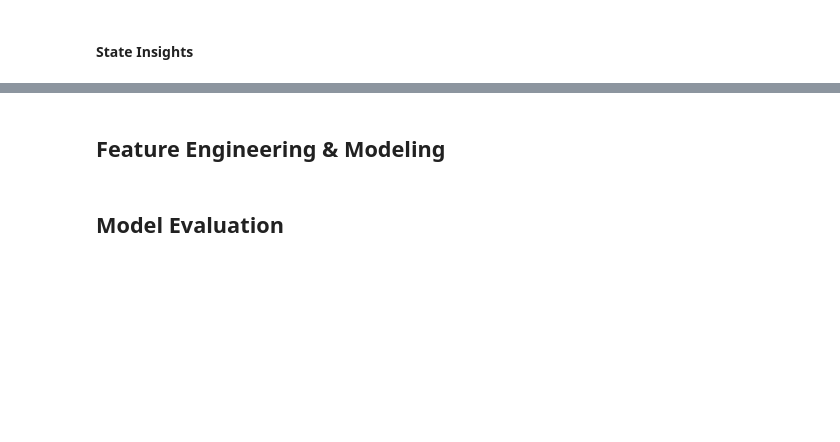
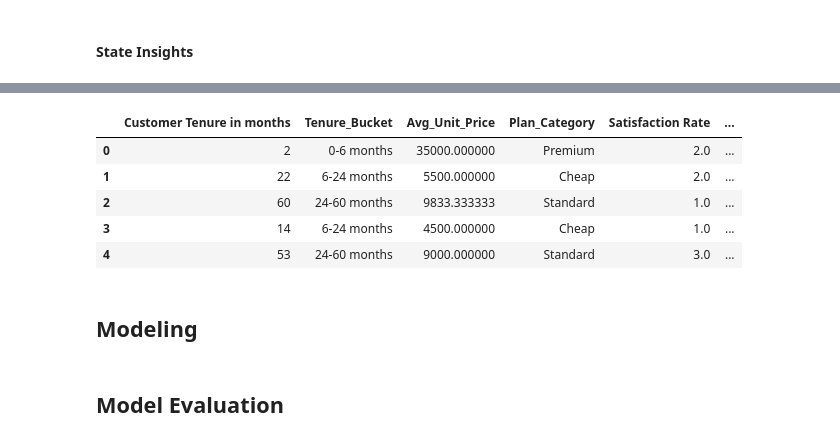
Before and after one commit to AISaturdaysLagos/C9-team-benokri, a Jupyter notebook: mtn_churn_prediction.ipynb, the cells around one changed output, grey strips where cells are left out. Drawn from its saved outputs; the diff is of its cells as text; code cells hidden in the pictures; blank space fills up the shorter version.

```diff
--- a/mtn_churn_prediction.ipynb
+++ b/mtn_churn_prediction.ipynb
@@ -216,5 +297,63 @@ The following columns were dropped (because they don't make sense at customer-le
+# %%
+# Tenure buckets
+def tenure_bucket(tenure):
+    if tenure <= 6:
+        return "0-6 months"
+    elif tenure <= 24:
+        return "6-24 months"
+    elif tenure <= 60:
+        return "24-60 months"
+    else:
+        return ">60 months"
+
+customer_df['Tenure_Bucket'] = (
+    customer_df['Customer Tenure in months'].apply(tenure_bucket)
+)
+
+# Plan category (cheap vs premium)
+price_quantiles = customer_df['Avg_Unit_Price'].quantile([0.25, 0.75])
+q25, q75 = price_quantiles[0.25], price_quantiles[0.75]
+
+def plan_category(price):
+    if price <= q25:
+        return "Cheap"
+    elif price >= q75:
+        return "Premium"
+    else:
+        return "Standard"
+
+customer_df['Plan_Category'] = (
+    customer_df['Avg_Unit_Price'].apply(plan_category)
+)
+
+# Satisfaction buckets
+def satisfaction_bucket(sat):
+    if pd.isna(sat):
+        return "Unknown"
+    elif sat < 2:  # less than 2
+        return "Low"
+    elif sat < 4:  # 2-3.9
+        return "Medium"
+    else:
+        return "High"
+
+customer_df['Satisfaction_Bucket'] = (
+    customer_df['Satisfaction Rate'].apply(satisfaction_bucket)
+)
+
+# View new columns
+customer_df[['Customer Tenure in months', 'Tenure_Bucket',
+             'Avg_Unit_Price', 'Plan_Category',
+             'Satisfaction Rate', 'Satisfaction_Bucket']].head()
+# %% [output]
+|  | Customer Tenure in months | Tenure_Bucket | Avg_Unit_Price | Plan_Category | Satisfaction Rate | ... |
+| 0 | 2 | 0-6 months | 35000.000000 | Premium | 2.0 | ... |
+| 1 | 22 | 6-24 months | 5500.000000 | Cheap | 2.0 | ... |
+| 2 | 60 | 24-60 months | 9833.333333 | Standard | 1.0 | ... |
+| 3 | 14 | 6-24 months | 4500.000000 | Cheap | 1.0 | ... |
+| 4 | 53 | 24-60 months | 9000.000000 | Standard | 3.0 | ... |
 # %% [markdown]
-## Feature Engineering & Modeling
+## Modeling
 # %% [markdown]
 ## Model Evaluation
 # %% [markdown]
```
Also changed, not shown: parts of 16 cells of this notebook.
